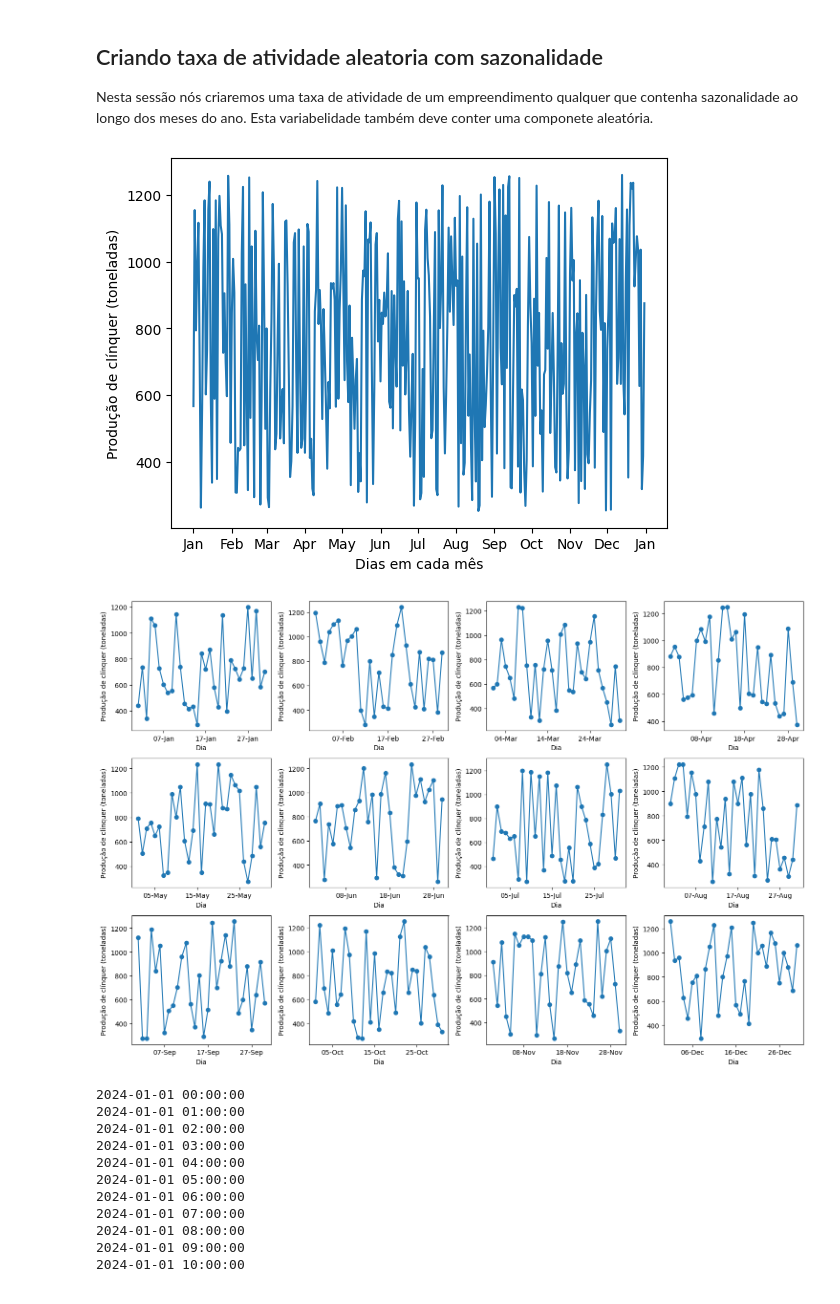
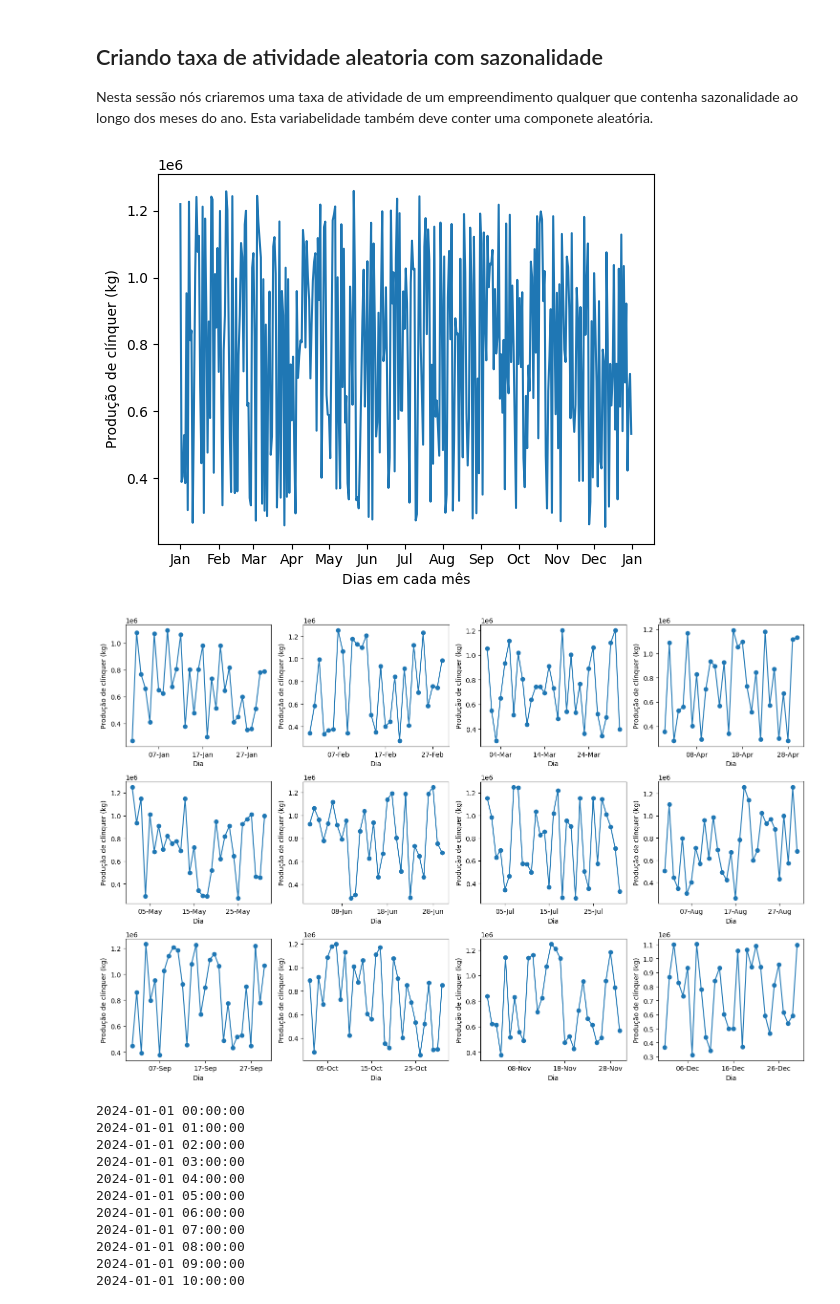
Before and after one commit to ezequieldeconti/ENS5174_202401, a Jupyter notebook: Atividade01_01.ipynb, the cells around one changed output. Drawn from its saved outputs; the diff is of its cells as text; code cells hidden in the pictures.

```diff
--- a/Atividade01_01.ipynb
+++ b/Atividade01_01.ipynb
@@ -65,37 +65,37 @@ Nesta sessão nós criaremos uma taxa de atividade de um empreendimento qualquer
 # %%
 import matplotlib.pyplot as plt
 import numpy as np
 import matplotlib.dates as mdates
 
-atvMax = 1260 #toneladas por dia
-atvMin = 252 #toneladas por dia
+atvMax = 1260*1000 # kg por dia
+atvMin = 252*1000 #kg por dia
 n = 365
 atv = (atvMax - atvMin) * np.random.rand(n) + atvMin
 
 # Criando uma figura com os valores aleatórios
 fig, ax = plt.subplots()
 ax.plot(atv)
 
 # Definindo o eixo x como meses
 ax.xaxis.set_major_locator(mdates.MonthLocator())
 ax.xaxis.set_major_formatter(mdates.DateFormatter('%b'))  # Formato de três letras para o mês
 
 # Adicionando rótulos e título
 ax.set_xlabel('Dias em cada mês')
-ax.set_ylabel('Produção de clínquer (toneladas)')  # Unidade da produção
+ax.set_ylabel('Produção de clínquer (kg)')  # Unidade da produção
 
 
 plt.show()
 # %% [output]
-[figure, old version]
+[figure, new version]
 # %%
 import matplotlib.pyplot as plt
 import numpy as np
 import matplotlib.dates as mdates
 
 # Definindo os valores máximos e mínimos de produção
-atvMax = 1260
-atvMin = 252
+atvMax = 1260*1000
+atvMin = 252*1000
 
 # Gerando valores aleatórios de produção para um ano (365 dias)
 n = 365
@@ -118,7 +118,7 @@ for i, ax in enumerate(axs.flat):
         ax.plot(datas[datas.month == i+1], producao_por_mes[i], marker='o')
 
         ax.set_xlabel('Dia')
-        ax.set_ylabel('Produção de clínquer (toneladas)')
+        ax.set_ylabel('Produção de clínquer (kg)')
         ax.xaxis.set_major_locator(mdates.DayLocator(interval=10))  # Apenas alguns dias visíveis para melhorar a legibilidade
         ax.xaxis.set_major_formatter(mdates.DateFormatter('%d-%b'))  # Formato de data dia-mês
 
@@ -126,7 +126,7 @@ for i, ax in enumerate(axs.flat):
 plt.tight_layout()
 plt.show()
 # %% [output]
-[figure, old version]
+[figure, new version]
 # %%
 # Criar um vetor com as datas
 from datetime import datetime, timedelta
```
Also changed, not shown: parts of 3 cells of this notebook.
